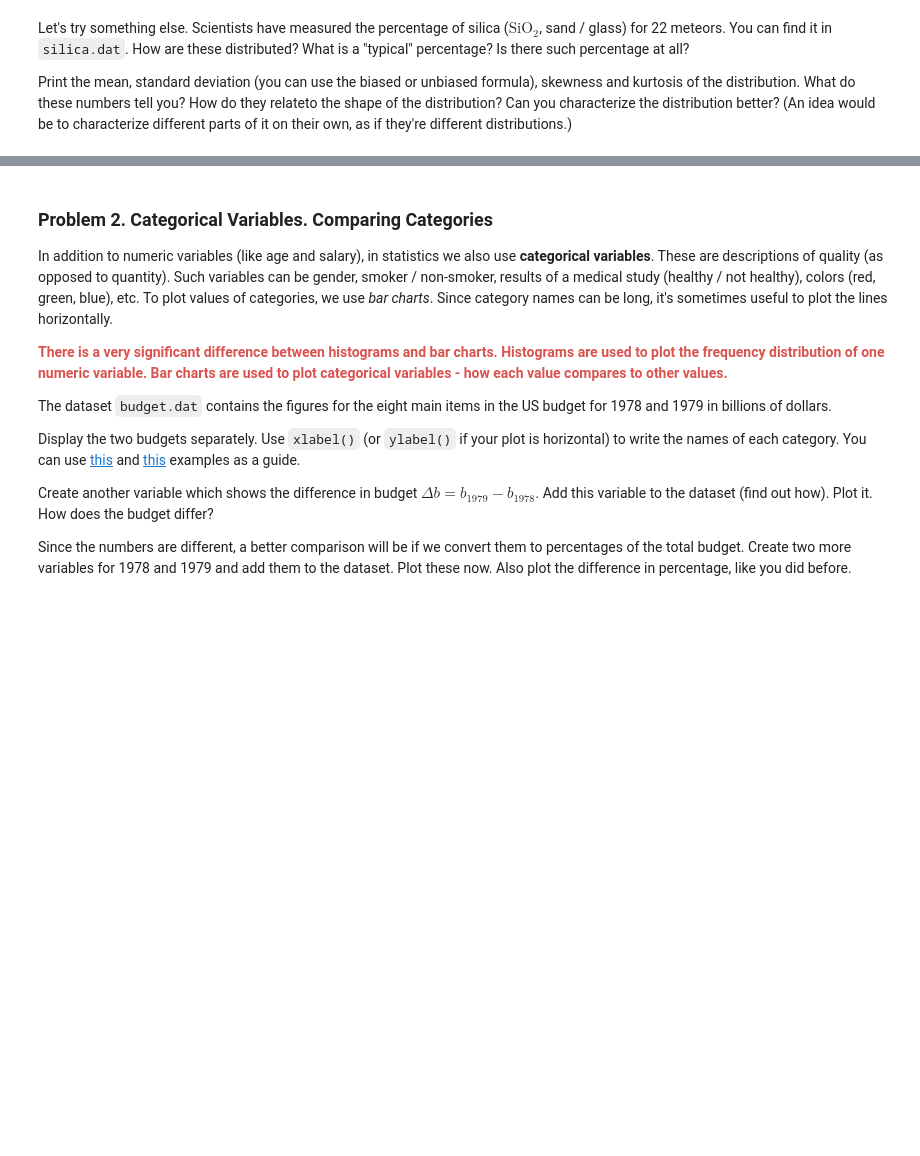
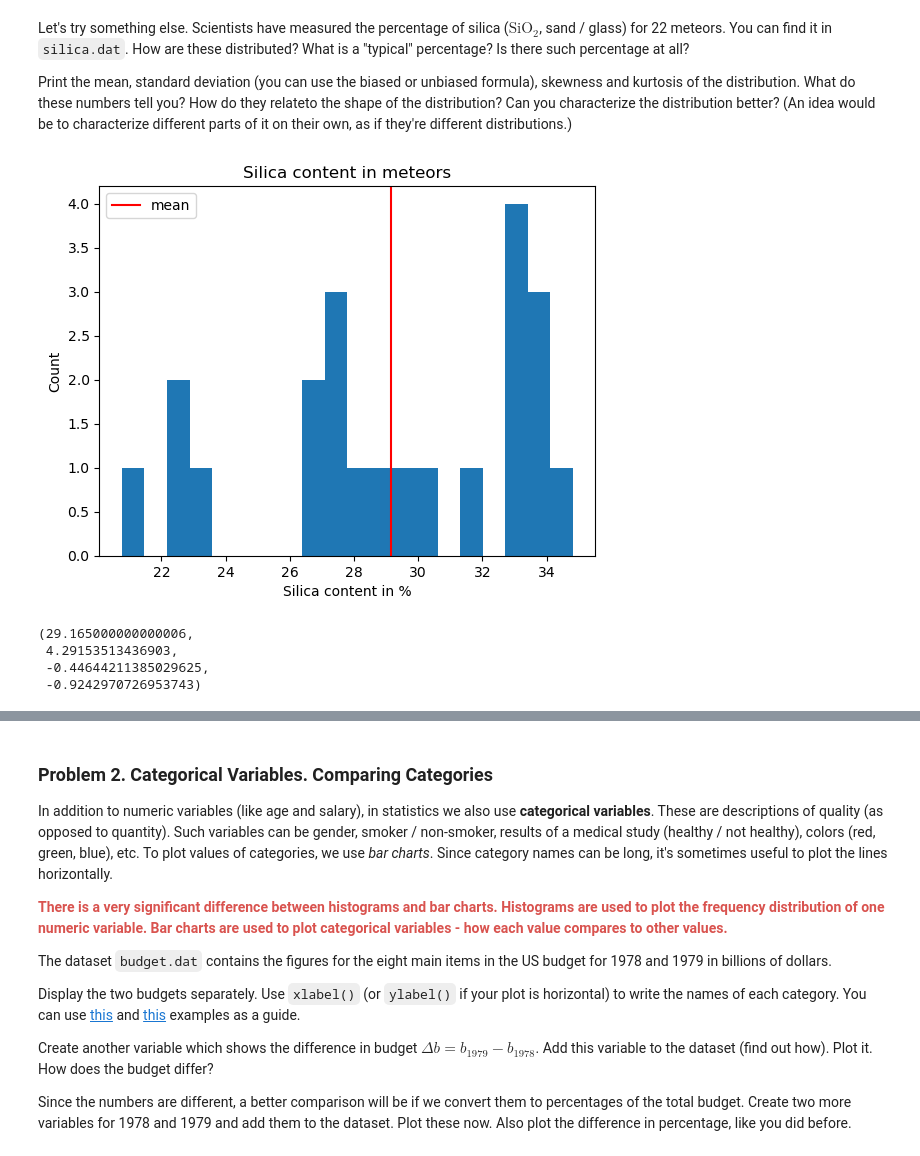
Before and after one commit to StanDobrev11/MathConceptsForDevs, a Jupyter notebook: data/12.StatisticsExercise/Statistics Exercise.ipynb, the cells around one changed output, grey strips where cells are left out. Drawn from its saved outputs; the diff is of its cells as text; code cells hidden in the pictures; blank space fills up the shorter version.

```diff
--- a/data/12.StatisticsExercise/Statistics Exercise.ipynb
+++ b/data/12.StatisticsExercise/Statistics Exercise.ipynb
@@ -51,0 +76,20 @@ Print the mean, standard deviation (you can use the biased or unbiased formula),
+# %%
+silica = pd.read_table('silica.dat', header=None)
+silica.columns = ['percentage']
+# %%
+plt.hist(silica.percentage, bins=20)
+plt.axvline(silica.percentage.mean(), color='r', label='mean')
+plt.xlabel('Silica content in %')
+plt.ylabel('Count')
+plt.title('Silica content in meteors')
+plt.legend()
+plt.show()
+# %% [output]
+[figure, added]
+# %%
+silica.percentage.mean(), silica.percentage.std(),  silica.percentage.skew(), silica.percentage.kurt(),
+# %% [output]
+(29.165000000000006,
+ 4.29153513436903,
+ -0.44644211385029625,
+ -0.9242970726953743)
```
Also changed, not shown: parts of 35 cells of this notebook, 5 other files.
